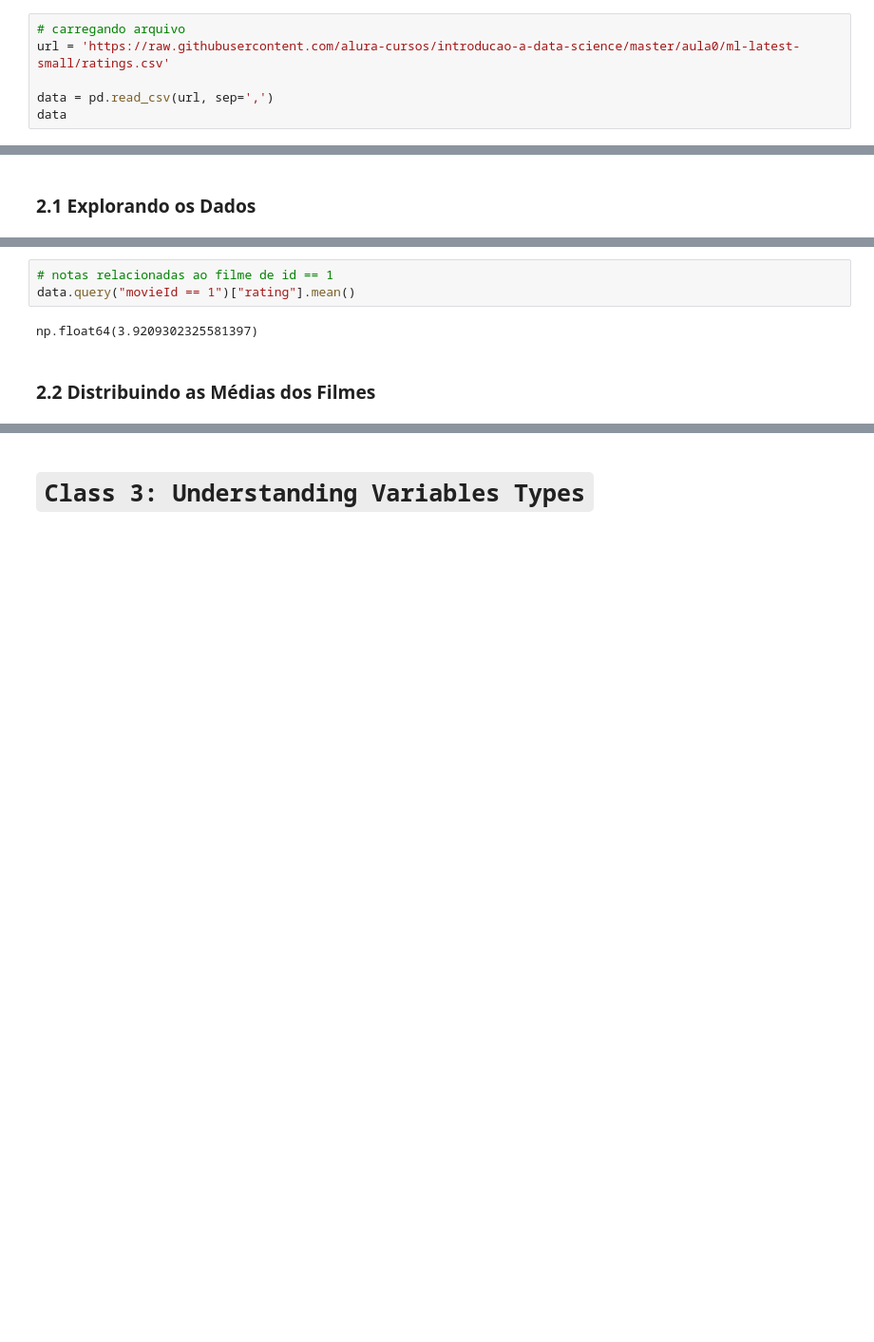
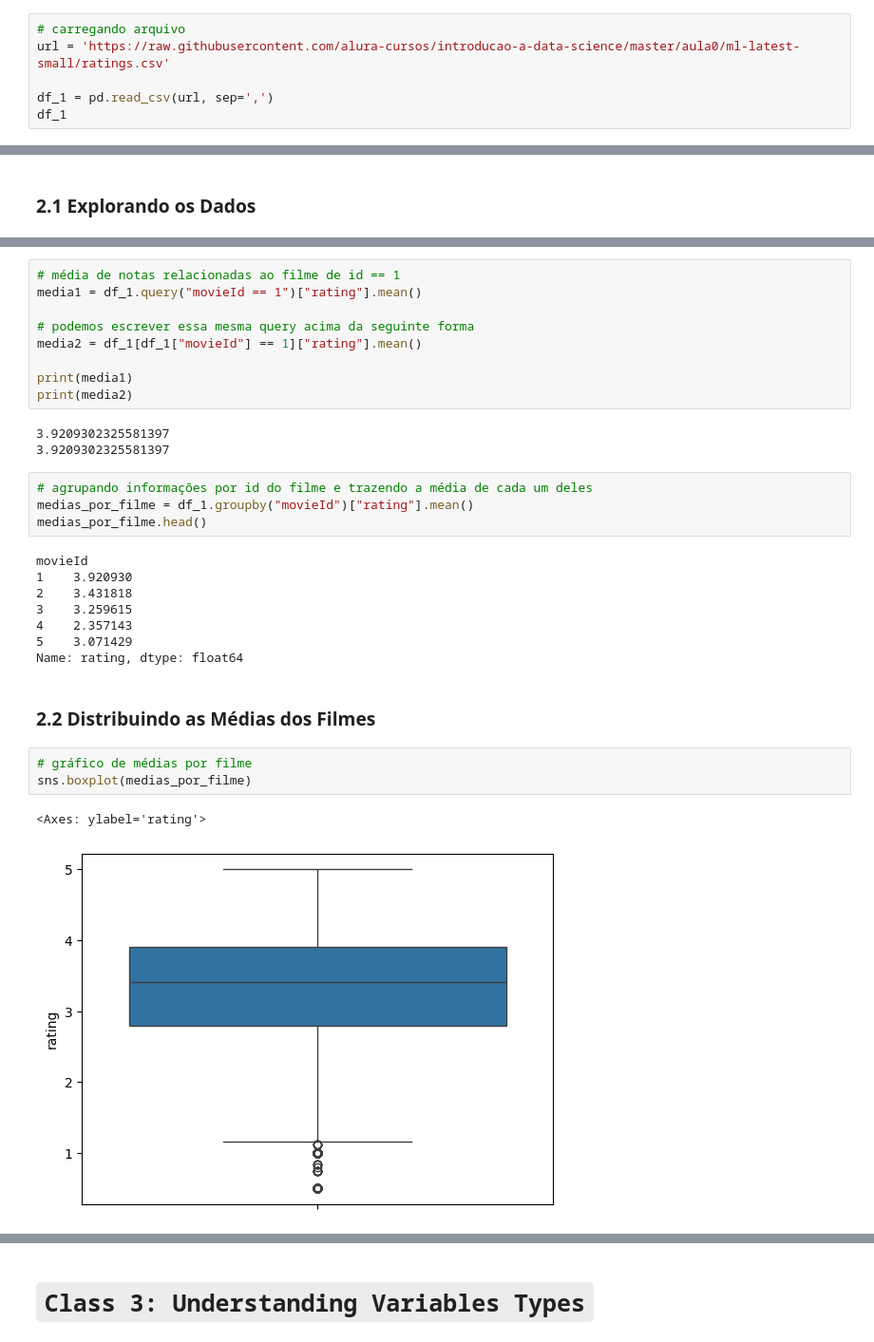
Before and after one commit to KaelDucatti/estudos-ds, a Jupyter notebook: data_science/explorando_analisando_dados/classes.ipynb, the cells around one changed output, grey strips where cells are left out. Shown at 95% size. Saved outputs shown, nothing was run; the diff lists cells and outputs as text; blank space fills up the shorter version.

```diff
--- a/data_science/explorando_analisando_dados/classes.ipynb
+++ b/data_science/explorando_analisando_dados/classes.ipynb
@@ -9,8 +13,8 @@ import pandas as pd
 # carregando arquivo
 url = 'https://raw.githubusercontent.com/alura-cursos/introducao-a-data-science/master/aula0/ml-latest-small/ratings.csv'
 
-data = pd.read_csv(url, sep=',')
-data
+df_1 = pd.read_csv(url, sep=',')
+df_1
 # %% [output]
 |  | userId | movieId | rating | timestamp |
 | 0 | 1 | 1 | 4.0 | 964982703 |
@@ -120,9 +122,34 @@ data2
 | 9741 | 193609 | Andrew Dice Clay: Dice Rules (1991) | Comedy |
 9742 rows × 3 columns
 # %%
-# notas relacionadas ao filme de id == 1
-data.query("movieId == 1")["rating"].mean()
+# média de notas relacionadas ao filme de id == 1
+media1 = df_1.query("movieId == 1")["rating"].mean()
+
+# podemos escrever essa mesma query acima da seguinte forma
+media2 = df_1[df_1["movieId"] == 1]["rating"].mean()
+
+print(media1)
+print(media2)
 # %% [output]
-np.float64(3.9209302325581397)
+3.9209302325581397
+3.9209302325581397
+# %%
+# agrupando informações por id do filme e trazendo a média de cada um deles
+medias_por_filme = df_1.groupby("movieId")["rating"].mean()
+medias_por_filme.head()
+# %% [output]
+movieId
+1    3.920930
+2    3.431818
+3    3.259615
+4    2.357143
+5    3.071429
+Name: rating, dtype: float64
 # %% [markdown]
 ### 2.2 Distribuindo as Médias dos Filmes
+# %%
+# gráfico de médias por filme
+sns.boxplot(medias_por_filme)
+# %% [output]
+<Axes: ylabel='rating'>
+[figure, added]
```
Also changed, not shown: parts of 12 cells of this notebook, 2 other files.
